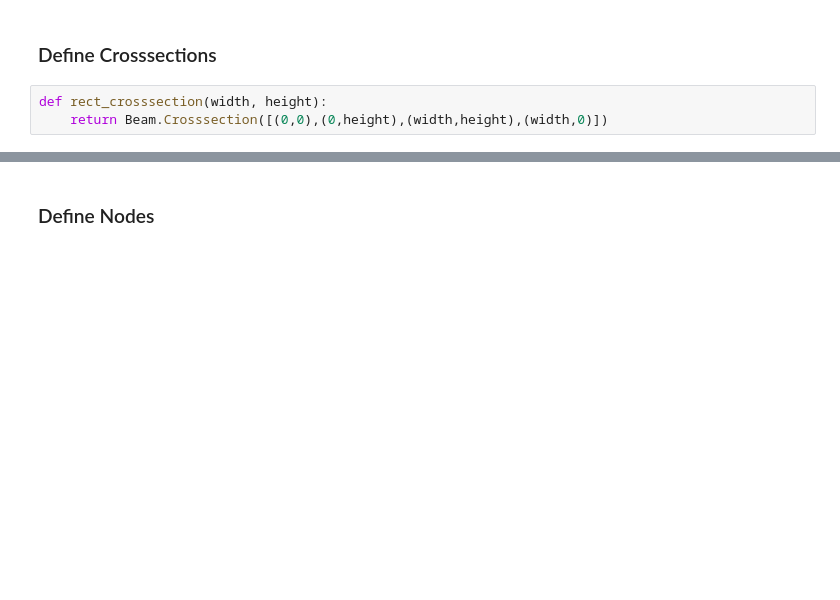
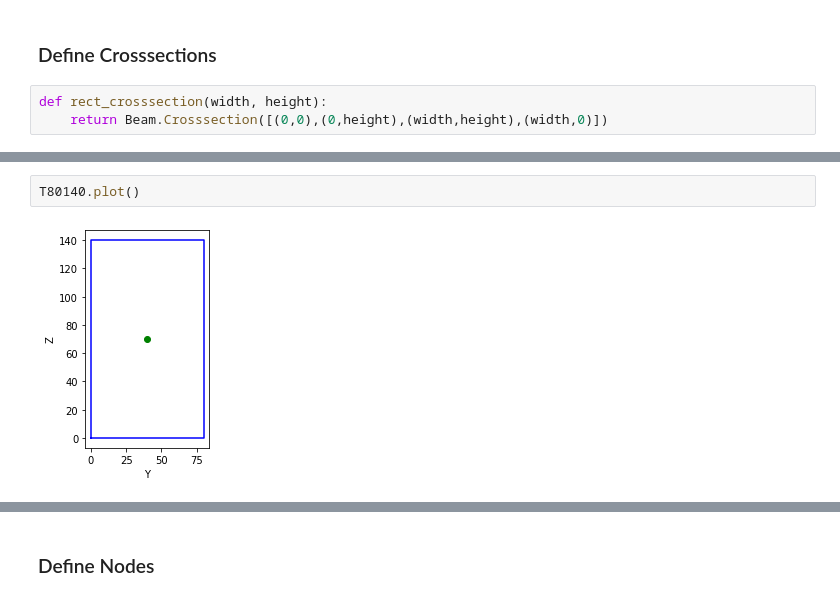
Before and after one commit to wrangelvid/pyFrame, a Jupyter notebook: Examples/ElevatingBed.ipynb, the cells around one changed output, grey strips where cells are left out. Cells and saved outputs as stored; diff of their text form; blank space fills up the shorter version.

```diff
--- a/Examples/ElevatingBed.ipynb
+++ b/Examples/ElevatingBed.ipynb
@@ -23,0 +38,4 @@ timber.plot()
+# %%
+T80140.plot()
+# %% [output]
+[figure, added]
```
Also changed, not shown: parts of 32 cells of this notebook.
